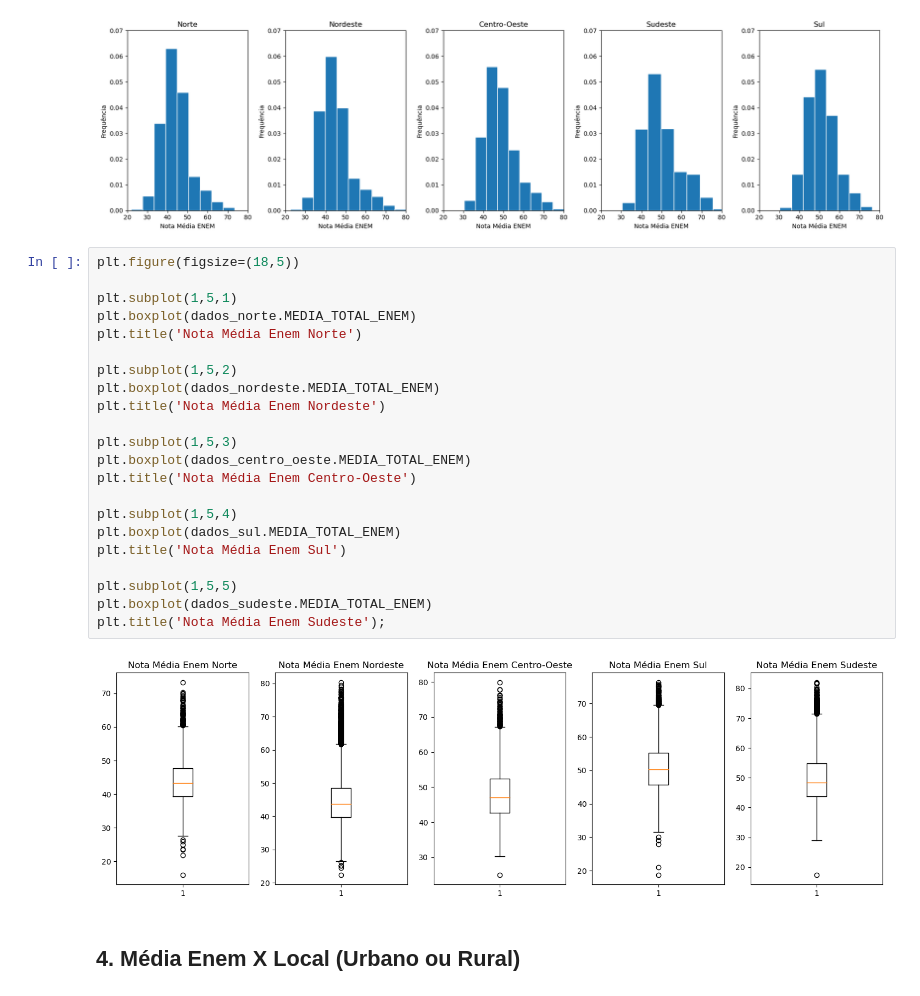
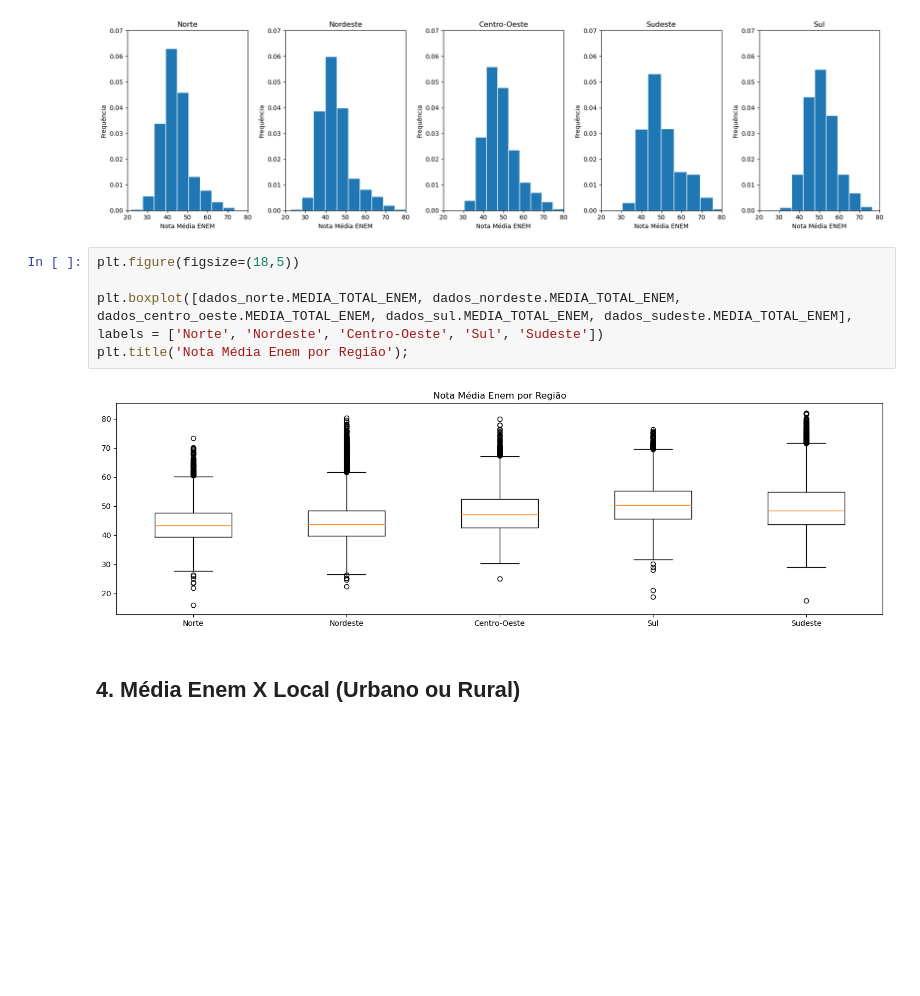
Before and after one commit to LuanaPLGuimaraes/Grupo12A_Projeto2_CDados, a Jupyter notebook: mineracao.ipynb, the cells around one changed output. Saved outputs shown, nothing was run; the diff lists cells and outputs as text; blank space fills up the shorter version.

```diff
--- a/mineracao.ipynb
+++ b/mineracao.ipynb
@@ -177,30 +177,13 @@ plt.hist(dados_sul.MEDIA_TOTAL_ENEM, density = True, edgecolor = 'white')
 plt.tight_layout();
 # %% [output]
 [figure]
-# %%
-plt.figure(figsize=(18,5))
-
-plt.subplot(1,5,1)
-plt.boxplot(dados_norte.MEDIA_TOTAL_ENEM)
-plt.title('Nota Média Enem Norte')
-
-plt.subplot(1,5,2)
-plt.boxplot(dados_nordeste.MEDIA_TOTAL_ENEM)
-plt.title('Nota Média Enem Nordeste')
-
-plt.subplot(1,5,3)
-plt.boxplot(dados_centro_oeste.MEDIA_TOTAL_ENEM)
-plt.title('Nota Média Enem Centro-Oeste')
-
-plt.subplot(1,5,4)
-plt.boxplot(dados_sul.MEDIA_TOTAL_ENEM)
-plt.title('Nota Média Enem Sul')
-
-plt.subplot(1,5,5)
-plt.boxplot(dados_sudeste.MEDIA_TOTAL_ENEM)
-plt.title('Nota Média Enem Sudeste');
-# %% [output]
-[figure, removed]
+# %%
+plt.figure(figsize=(18,5))
+
+plt.boxplot([dados_norte.MEDIA_TOTAL_ENEM, dados_nordeste.MEDIA_TOTAL_ENEM, dados_centro_oeste.MEDIA_TOTAL_ENEM, dados_sul.MEDIA_TOTAL_ENEM, dados_sudeste.MEDIA_TOTAL_ENEM], labels = ['Norte', 'Nordeste', 'Centro-Oeste', 'Sul', 'Sudeste'])
+plt.title('Nota Média Enem por Região');
+# %% [output]
+[figure, added]
 # %% [markdown]
 ## 4. Média Enem X Local (Urbano ou Rural)
 # %%
```
Also changed, not shown: parts of 5 cells of this notebook.
